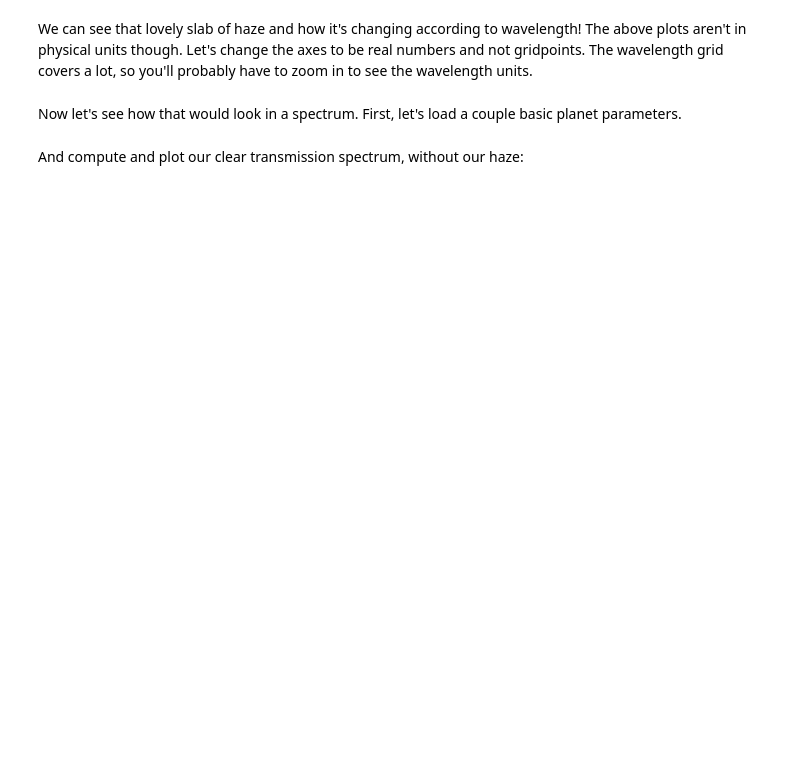
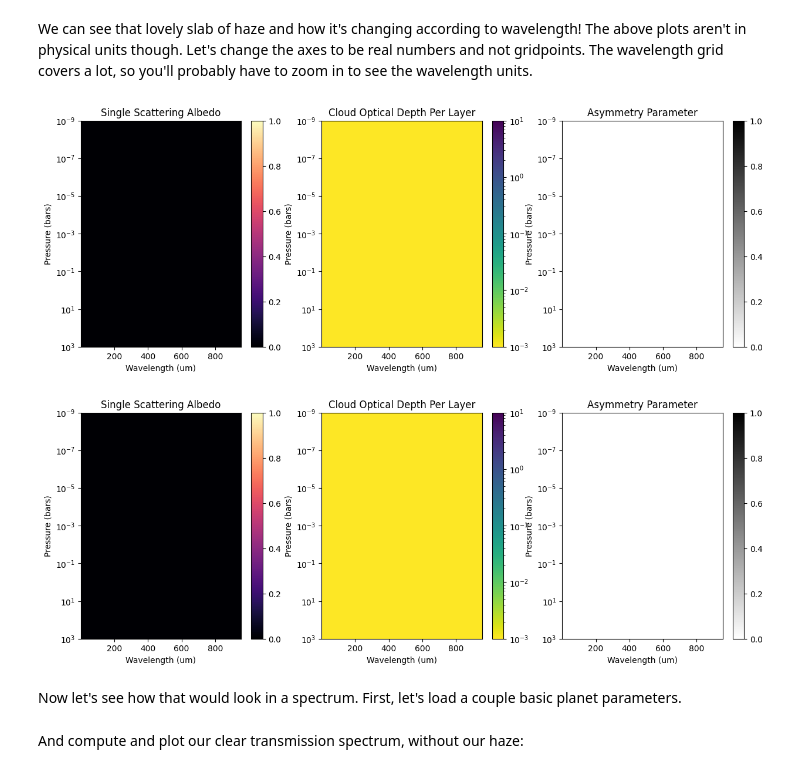
Before and after one commit to natashabatalha/virga, a Jupyter notebook: docs/notebooks/8_CustomAerosolLayers.ipynb, the cells around one changed output. Drawn from its saved outputs; the diff is of its cells as text; code cells hidden in the pictures; blank space fills up the shorter version.

```diff
--- a/docs/notebooks/8_CustomAerosolLayers.ipynb
+++ b/docs/notebooks/8_CustomAerosolLayers.ipynb
@@ -126,7 +154,10 @@ ppi.show(ppi.plot_cld_input(nwno, nlayer,df=df_haze))
 # %% [markdown]
 We can see that lovely slab of haze and how it's changing according to wavelength! The above plots aren't in physical units though. Let's change the axes to be real numbers and not gridpoints. The wavelength grid covers a lot, so you'll probably have to zoom in to see the wavelength units.
 # %%
-ppi.show(ppi.plot_cld_input(nwno, nlayer,df=df_haze,pressure=pressure, wavelength=1e4/wavenumber_grid))
+ppi.plot_cld_input(nwno, nlayer,df=df_haze,pressure=pressure, wavelength=1e4/wavenumber_grid)
+# %% [output]
+[figure, added]
+[figure, added]
 # %% [markdown]
 Now let's see how that would look in a spectrum. First, let's load a couple basic planet parameters.
 # %%
```
Also changed, not shown: parts of 6 cells of this notebook.
